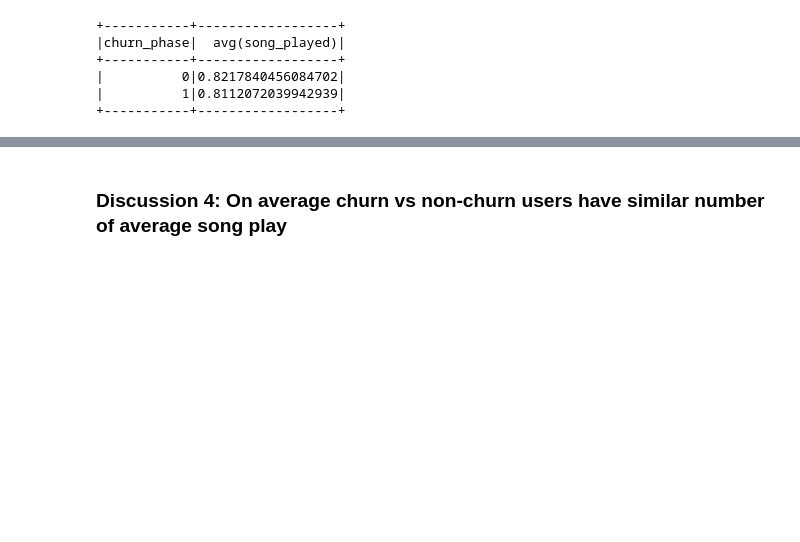
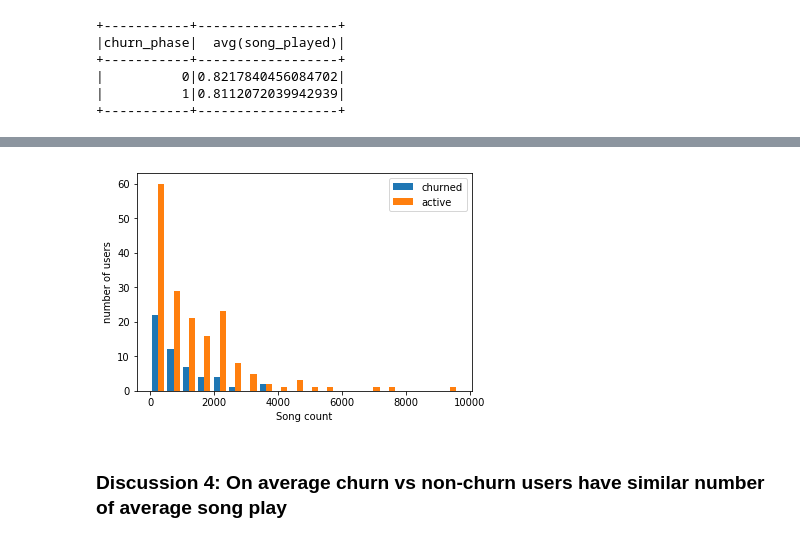
Before and after one commit to khemkaiitr/DSNG, a Jupyter notebook: sparkify/Sparkify.ipynb, the cells around one changed output, grey strips where cells are left out. Saved outputs shown, nothing was run; the diff lists cells and outputs as text; code cells hidden in the pictures; blank space fills up the shorter version.

```diff
--- a/sparkify/Sparkify.ipynb
+++ b/sparkify/Sparkify.ipynb
@@ -284,3 +303,7 @@ df.select('churn_phase', 'song_played').groupBy('churn_phase').agg({'song_played
 |          0|0.8217840456084702|
 |          1|0.8112072039942939|
 +-----------+------------------+
+# %%
+song_count = df.select('churn_phase', 'song_played', 'userId').groupBy('churn_phase', 'userId').count()
+# %%
+song_count_df = song_count.toPandas()
@@ -287,3 +319,13 @@ df.select('churn_phase', 'song_played').groupBy('churn_phase').agg({'song_played
+# %%
+x=song_count_df[song_count_df.churn_phase==1]['count'].values
+y=song_count_df[song_count_df.churn_phase==0]['count'].values
+plt.hist([x, y], bins = 20, label=['churned', 'active'])
+plt.legend(loc='upper right')
+plt.xlabel('Song count')
+plt.ylabel('number of users')
+plt.show()
+# %% [output]
+[figure, added]
 # %% [markdown]
 ### Discussion 4: On average churn vs non-churn users have similar number of average song play
 # %%
```
Also changed, not shown: parts of 30 cells of this notebook, 1 other file.
